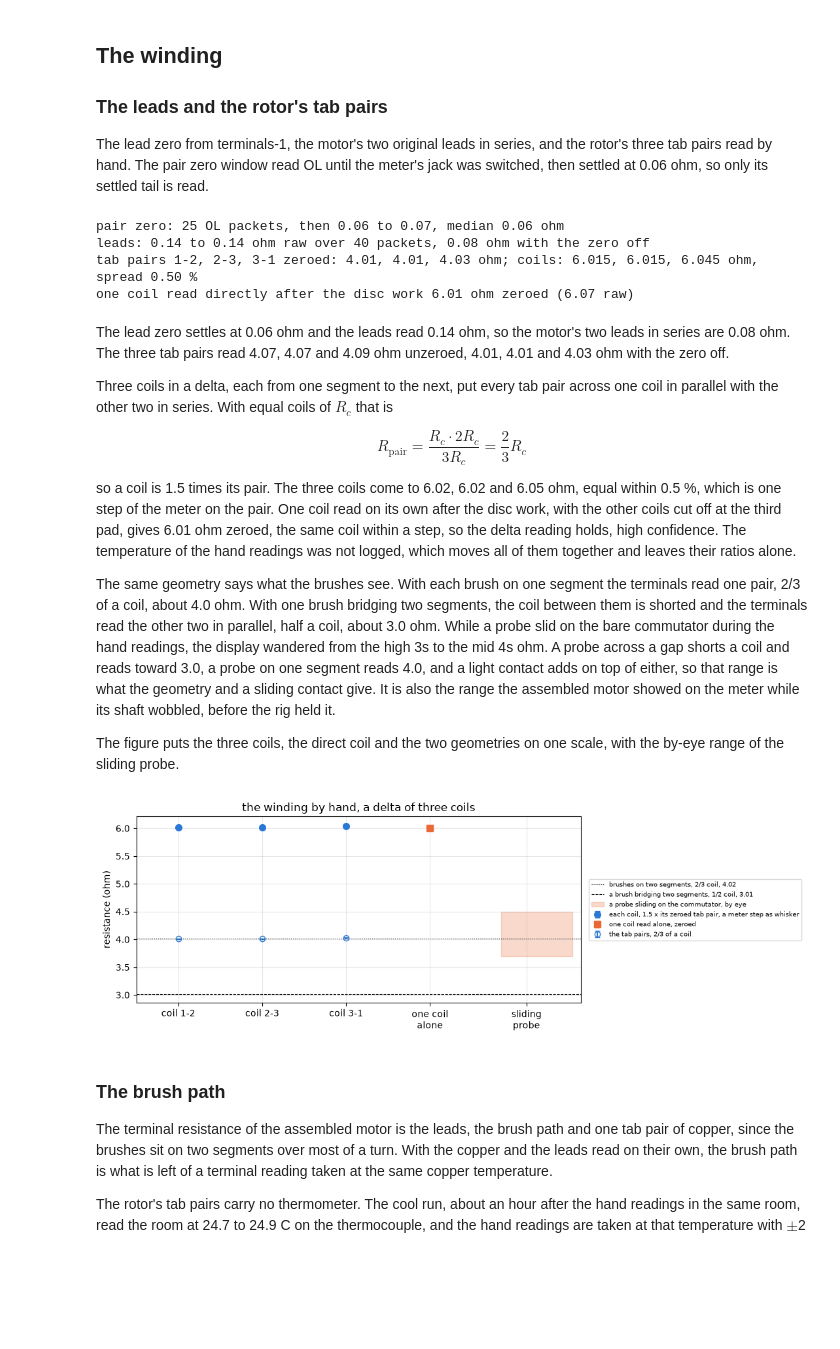
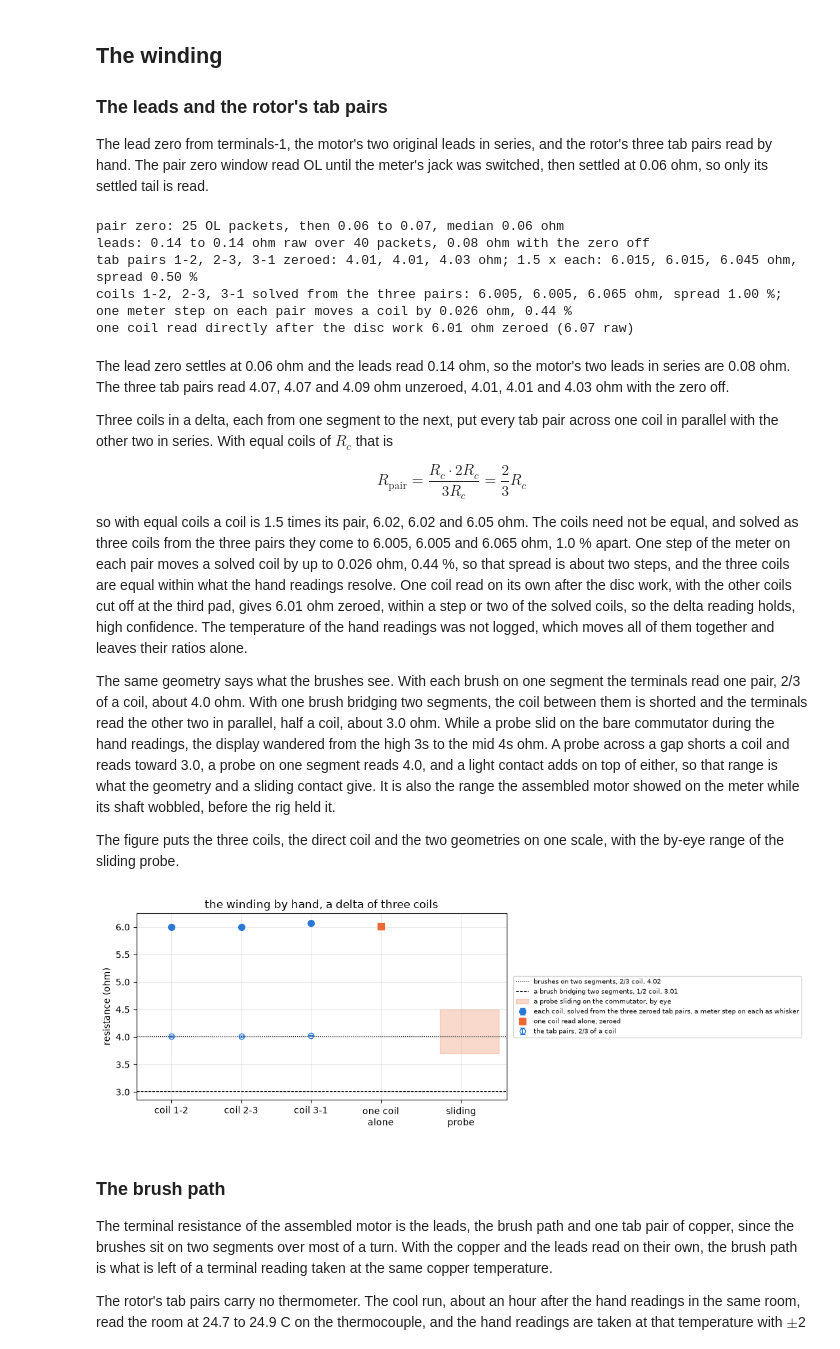
Before and after one commit to OpenServoCore/notebooks, a Jupyter notebook: stages/2-motor/teardown/teardown.ipynb, the cells around one changed output. Drawn from its saved outputs; the diff is of its cells as text; code cells hidden in the pictures; blank space fills up the shorter version.

Commit message:
stage 2: correct the teardown's edges, offsets, ring charge, cylinder J and cool run, add the levels runs

```diff
--- a/stages/2-motor/teardown/teardown.ipynb
+++ b/stages/2-motor/teardown/teardown.ipynb
@@ -245,23 +251,29 @@ The bound against the inertia the earlier notebooks read through the current, ea
 # %%
 R_STACK_M = DIMS["rotor stack diameter"].mean() / 2 * 1e-3             # m
 J_CYL = MASS["rotor"] * 1e-3 * R_STACK_M ** 2 / 2                       # kg m^2, the rotor as a uniform cylinder
+J_RIM = 2 * J_CYL                                                       # every gram at the stack's rim, the ceiling
 PINION_PCT = MASS["pinion"] / MASS["rotor"] * 100                       # the pinion as a cylinder of the stack's radius, the most it can add
 ROUTES = {"speed-torque, run-ups": SPT["j_kg_m2"], "rest-resistance, run-ups": RR["j_runup_kg_m2"],
           "no-load-current": NLC["j_kg_m2"]}
-for name, q in NLC["j_by_route"].items():
-    ROUTES[f"no-load-current, {name}"] = q                              # every route no-load-current carries
+for name, q in NLC["j_by_route_meter"].items():
+    ROUTES[f"no-load-current, {name}, term out"] = q                    # every route no-load-current carries with the reading term out
 fig, ax = plt.subplots(figsize=(11, 4.2))
 for y, (name, q) in enumerate(ROUTES.items()):
     over = q["hi"] > J_CYL
     ax.errorbar(q["value"] * 1e9, y, xerr=[[(q["value"] - q["lo"]) * 1e9], [(q["hi"] - q["value"]) * 1e9]], fmt="o", ms=6, capsize=3,
                 color=ORANGE if over else BLUE)
-ax.axvline(J_CYL * 1e9, color=INK, lw=1.2, label=f"uniform cylinder bound, {J_CYL * 1e9:.2f}")
+ax.axvline(J_CYL * 1e9, color=INK, lw=1.2, label=f"uniform cylinder, {J_CYL * 1e9:.2f}")
 ax.axvspan(J_CYL * 1e9, J_CYL * 1e9 * (1 + PINION_PCT / 100), color=MUTED, alpha=0.25, label=f"the most the pinion can add, {PINION_PCT:.1f} %")
-ax.set_yticks(range(len(ROUTES)), list(ROUTES), fontsize=8); ax.invert_yaxis()
-ax.set_xlabel("rotor inertia J (x 1e-9 kg m^2)"); ax.set_title("the earlier routes against the teardown's bound, orange where the bracket reaches over it")
+ax.axvline(J_RIM * 1e9, color=INK, lw=1.2, ls="--", label=f"every gram at the stack's rim, {J_RIM * 1e9:.2f}")
+ax.set_yticks(range(len(ROUTES)), list(ROUTES), fontsize=8); ax.invert_yaxis(); ax.set_xlim(3, J_RIM * 1e9 * 1.05)
+ax.set_xlabel("rotor inertia J (x 1e-9 kg m^2)"); ax.set_title("the earlier routes against the cylinder, orange where the bracket reaches over it")
 ax.legend(fontsize=8, loc="lower right"); ax.grid(alpha=0.3, axis="x")
 plt.tight_layout(); plt.show()
-print(f"J_cyl = {J_CYL:.3e} kg m^2 from {MASS['rotor']:.3f} g over {2 * R_STACK_M * 1e3:.2f} mm")
+print(f"J_cyl = {J_CYL:.3e} kg m^2 from {MASS['rotor']:.3f} g over {2 * R_STACK_M * 1e3:.2f} mm, J_rim = {J_RIM:.3e}")
 for name, q in ROUTES.items():
-    print(f"  {name}: {q['value'] * 1e9:.2f} ({q['lo'] * 1e9:.2f} to {q['hi'] * 1e9:.2f}) x 1e-9, {(q['value'] / J_CYL - 1) * 100:+.0f} % against the bound")
+    print(f"  {name}: {q['value'] * 1e9:.2f} ({q['lo'] * 1e9:.2f} to {q['hi'] * 1e9:.2f}) x 1e-9, {(q['value'] / J_CYL - 1) * 100:+.0f} % against the cylinder")
+for name in ("ratio at the cut, 5.0 V rungs", "ratio at the cut, 7.4 V rungs"):
+    q, qm = NLC["j_by_route"][name], NLC["j_by_route_meter"][name]
+    print(f"  no-load-current, {name}, as read with the term in: {q['value'] * 1e9:.2f} ({q['lo'] * 1e9:.2f} to {q['hi'] * 1e9:.2f}), "
+          f"{(q['value'] / J_CYL - 1) * 100:+.0f} %; term out {qm['value'] * 1e9:.2f}, {(qm['value'] / J_CYL - 1) * 100:+.0f} %")
 # %% [output]
@@ -361,18 +371,32 @@ ld = meter(TERMINALS, "leads-ohm")
 LEADS = float(ld["value"].median()) - PAIR_ZERO                         # the motor's two leads in series, the zero off
 PAIRS_RAW = np.array([hand(f"rotor tabs {p} ohm")[0] for p in ("1-2", "2-3", "3-1")])   # unzeroed, by hand
 PAIRS = PAIRS_RAW - PAIR_ZERO                                          # zeroed
-COILS = 1.5 * PAIRS                                                     # one coil in parallel with the other two in series reads 2/3 of a coil
+STEP = 0.01                                                             # the meter's step on the 220 ohm range
+COILS_EQUAL = 1.5 * PAIRS                                               # equal coils: one in parallel with the other two in series reads 2/3 of a coil
+
+
+def delta_pairs(c):
+    # what each tab pair reads with coils c = (1-2, 2-3, 3-1) in a delta: the coil across it in parallel with the other two in series
+    total = c.sum()
+    return np.array([c[0] * (c[1] + c[2]), c[1] * (c[0] + c[2]), c[2] * (c[0] + c[1])]) / total
+
+
+COILS = least_squares(lambda c: delta_pairs(c) - PAIRS, COILS_EQUAL).x    # three pairs, three coils, solved exactly
+COIL_STEP = np.sqrt(sum((least_squares(lambda c: delta_pairs(c) - PAIRS - STEP * np.eye(3)[k], COILS).x - COILS) ** 2
+                        for k in range(3)))                             # what one meter step on each pair moves each coil by
 COIL_DIRECT = hand("remaining pad pair ohm")[0] - PAIR_ZERO             # one coil alone, after the disc work
-STEP = 0.01                                                             # the meter's step on the 220 ohm range
 print(f"pair zero: {pz['ol'].sum()} OL packets, then {settled['value'].min():.2f} to {settled['value'].max():.2f}, median {PAIR_ZERO:.2f} ohm")
 print(f"leads: {ld['value'].min():.2f} to {ld['value'].max():.2f} ohm raw over {len(ld)} packets, {LEADS:.2f} ohm with the zero off")
-print("tab pairs 1-2, 2-3, 3-1 zeroed:", ", ".join(f"{p:.2f}" for p in PAIRS), "ohm; coils:", ", ".join(f"{c:.3f}" for c in COILS),
-      f"ohm, spread {(COILS.max() / COILS.min() - 1) * 100:.2f} %")
+print("tab pairs 1-2, 2-3, 3-1 zeroed:", ", ".join(f"{p:.2f}" for p in PAIRS), "ohm; 1.5 x each:", ", ".join(f"{c:.3f}" for c in COILS_EQUAL),
+      f"ohm, spread {(COILS_EQUAL.max() / COILS_EQUAL.min() - 1) * 100:.2f} %")
+print("coils 1-2, 2-3, 3-1 solved from the three pairs:", ", ".join(f"{c:.3f}" for c in COILS), f"ohm, spread {(COILS.max() / COILS.min() - 1) * 100:.2f} %; "
+      f"one meter step on each pair moves a coil by {COIL_STEP.max():.3f} ohm, {COIL_STEP.max() / COILS.mean() * 100:.2f} %")
 print(f"one coil read directly after the disc work {COIL_DIRECT:.2f} ohm zeroed ({hand('remaining pad pair ohm')[0]:.2f} raw)")
 # %% [output]
 pair zero: 25 OL packets, then 0.06 to 0.07, median 0.06 ohm
 leads: 0.14 to 0.14 ohm raw over 40 packets, 0.08 ohm with the zero off
-tab pairs 1-2, 2-3, 3-1 zeroed: 4.01, 4.01, 4.03 ohm; coils: 6.015, 6.015, 6.045 ohm, spread 0.50 %
+tab pairs 1-2, 2-3, 3-1 zeroed: 4.01, 4.01, 4.03 ohm; 1.5 x each: 6.015, 6.015, 6.045 ohm, spread 0.50 %
+coils 1-2, 2-3, 3-1 solved from the three pairs: 6.005, 6.005, 6.065 ohm, spread 1.00 %; one meter step on each pair moves a coil by 0.026 ohm, 0.44 %
 one coil read directly after the disc work 6.01 ohm zeroed (6.07 raw)
 # %% [markdown]
 The lead zero settles at 0.06 ohm and the leads read 0.14 ohm, so the motor's two leads in series are 0.08 ohm. The three tab pairs read 4.07, 4.07 and 4.09 ohm unzeroed, 4.01, 4.01 and 4.03 ohm with the zero off.
@@ -381,25 +405,25 @@ Three coils in a delta, each from one segment to the next, put every tab pair ac
 
 $$R_\mathrm{pair} = \frac{R_c \cdot 2R_c}{3R_c} = \frac{2}{3} R_c$$
 
-so a coil is 1.5 times its pair. The three coils come to 6.02, 6.02 and 6.05 ohm, equal within 0.5 %, which is one step of the meter on the pair. One coil read on its own after the disc work, with the other coils cut off at the third pad, gives 6.01 ohm zeroed, the same coil within a step, so the delta reading holds, high confidence. The temperature of the hand readings was not logged, which moves all of them together and leaves their ratios alone.
+so with equal coils a coil is 1.5 times its pair, 6.02, 6.02 and 6.05 ohm. The coils need not be equal, and solved as three coils from the three pairs they come to 6.005, 6.005 and 6.065 ohm, 1.0 % apart. One step of the meter on each pair moves a solved coil by up to 0.026 ohm, 0.44 %, so that spread is about two steps, and the three coils are equal within what the hand readings resolve. One coil read on its own after the disc work, with the other coils cut off at the third pad, gives 6.01 ohm zeroed, within a step or two of the solved coils, so the delta reading holds, high confidence. The temperature of the hand readings was not logged, which moves all of them together and leaves their ratios alone.
 
 The same geometry says what the brushes see. With each brush on one segment the terminals read one pair, 2/3 of a coil, about 4.0 ohm. With one brush bridging two segments, the coil between them is shorted and the terminals read the other two in parallel, half a coil, about 3.0 ohm. While a probe slid on the bare commutator during the hand readings, the display wandered from the high 3s to the mid 4s ohm. A probe across a gap shorts a coil and reads toward 3.0, a probe on one segment reads 4.0, and a light contact adds on top of either, so that range is what the geometry and a sliding contact give. It is also the range the assembled motor showed on the meter while its shaft wobbled, before the rig held it.
 
 The figure puts the three coils, the direct coil and the two geometries on one scale, with the by-eye range of the sliding probe.
 # %%
 fig, ax = plt.subplots(figsize=(11, 3.8))
-ax.errorbar([0, 1, 2], COILS, yerr=1.5 * STEP, fmt="o", ms=7, capsize=3, color=BLUE, label="each coil, 1.5 x its zeroed tab pair, a meter step as whisker")
+ax.errorbar([0, 1, 2], COILS, yerr=COIL_STEP, fmt="o", ms=7, capsize=3, color=BLUE, label="each coil, solved from the three zeroed tab pairs, a meter step on each as whisker")
 ax.errorbar([3], [COIL_DIRECT], yerr=STEP, fmt="s", ms=7, capsize=3, color=ORANGE, label="one coil read alone, zeroed")
 ax.errorbar([0, 1, 2], PAIRS, yerr=STEP, fmt="o", ms=6, capsize=3, color=BLUE, mfc="none", label="the tab pairs, 2/3 of a coil")
 ax.axhline(COILS.mean() * 2 / 3, color=INK, lw=0.8, ls=":", label=f"brushes on two segments, 2/3 coil, {COILS.mean() * 2 / 3:.2f}")
 ax.axhline(COILS.mean() / 2, color=INK, lw=0.8, ls="--", label=f"a brush bridging two segments, 1/2 coil, {COILS.mean() / 2:.2f}")
 ax.axhspan(3.7, 4.5, xmin=0.82, xmax=0.98, color=ORANGE, alpha=0.25, label="a probe sliding on the commutator, by eye")
 ax.set_xticks([0, 1, 2, 3, 4.15], ["coil 1-2", "coil 2-3", "coil 3-1", "one coil\nalone", "sliding\nprobe"]); ax.set_xlim(-0.5, 4.8)
 ax.set_ylabel("resistance (ohm)"); ax.set_title("the winding by hand, a delta of three coils")
 ax.legend(fontsize=7, loc="center left", bbox_to_anchor=(1.01, 0.5)); ax.grid(alpha=0.3)
 plt.tight_layout(); plt.show()
 # %% [output]
-[figure, old version]
+[figure, new version]
 # %% [markdown]
 ### The brush path
 
```
Also changed, not shown: parts of 57 cells of this notebook, 3 other files.
